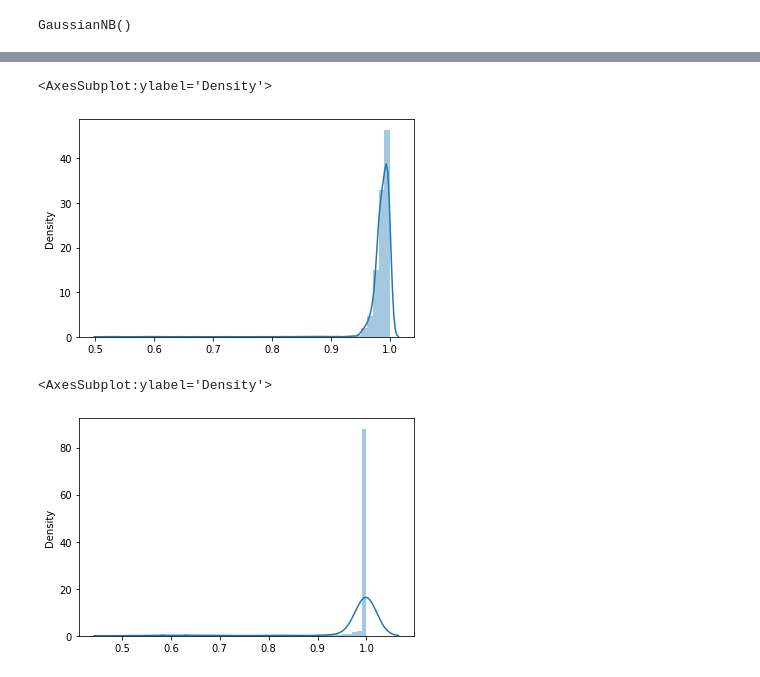
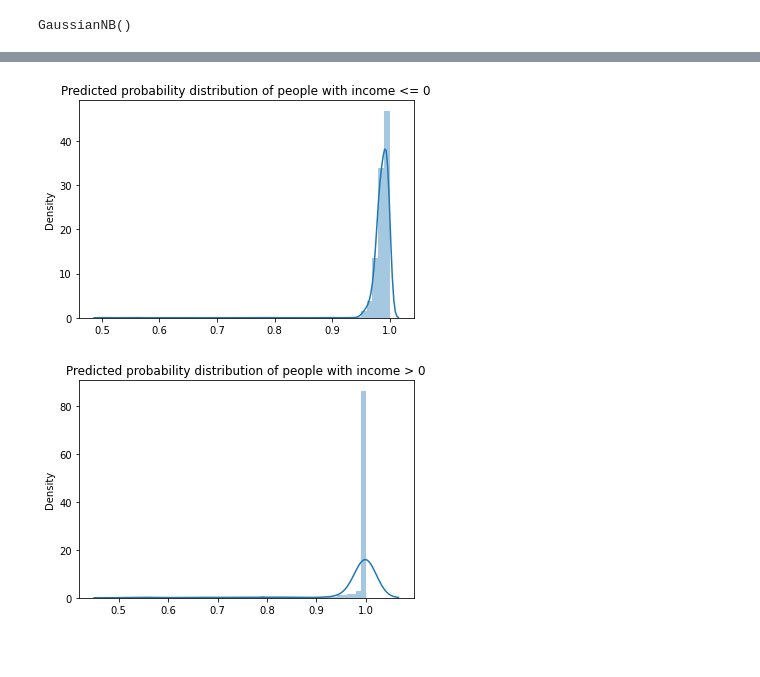
Before and after one commit to thevasudevgupta/ee4708-assignments, a Jupyter notebook: assignment-3/code_me18b182.ipynb, the cells around one changed output, grey strips where cells are left out. Drawn from its saved outputs; the diff is of its cells as text; code cells hidden in the pictures; blank space fills up the shorter version.

```diff
--- a/assignment-3/code_me18b182.ipynb
+++ b/assignment-3/code_me18b182.ipynb
@@ -337,13 +322,15 @@ pd.DataFrame(confusion_matrix(y_val, y_pred), index=["Actual Positive", "Actual
 # %%
 sns.distplot(y_probs[y_pred == 0, 0])
+plt.title("Predicted probability distribution of people with income <= 0")
+plt.show()
 # %% [output]
-<AxesSubplot:ylabel='Density'>
-[figure, old version]
+[figure, new version]
 # %%
 sns.distplot(y_probs[y_pred == 1, 1])
+plt.title("Predicted probability distribution of people with income > 0")
+plt.show()
 # %% [output]
-<AxesSubplot:ylabel='Density'>
-[figure, old version]
+[figure, new version]
 # %%
 tmp = y_probs[y_pred == 1, 1]
 len(tmp[tmp >= 0.9]) / len(tmp)
```
Also changed, not shown: parts of 7 cells of this notebook, 1 other file.
